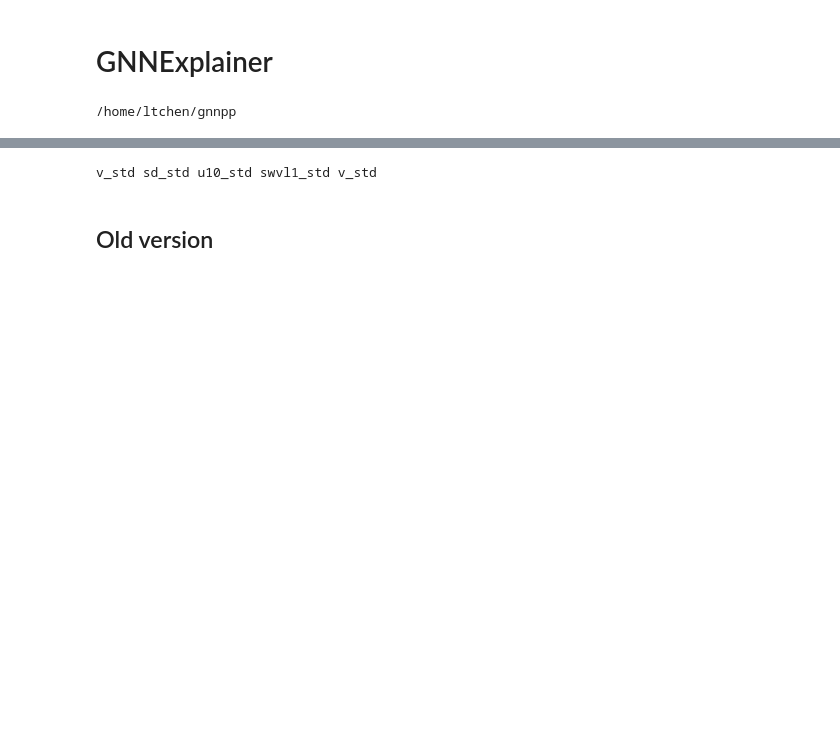
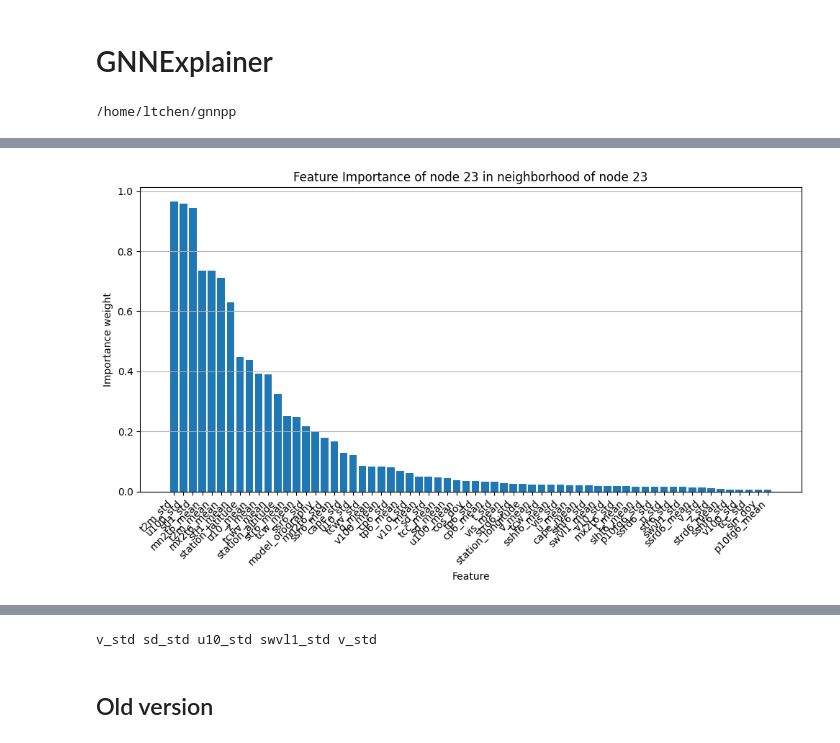
Before and after one commit to leachen01/gnnpp, a Jupyter notebook: exploration/explainability/gnnexplainer.ipynb, the cells around one changed output, grey strips where cells are left out. Drawn from its saved outputs; the diff is of its cells as text; code cells hidden in the pictures; blank space fills up the shorter version.

```diff
--- a/exploration/explainability/gnnexplainer.ipynb
+++ b/exploration/explainability/gnnexplainer.ipynb
@@ -200,0 +217,23 @@ torch.Size([5, 2])
+# %%
+run_list = [f"weight_{run_id}" for run_id in range(num_runs)]
+feature_names, grouped = get_feature_list()
+# %%
+mode = 'single'
+i = 23
+if mode == 'single':
+    sort_i = df[df['node']==i]
+    sort_i['weight_mean'] = sort_i[run_list].mean(axis=1)
+    sort_i = sort_i.sort_values(by='weight_mean', ascending=False)
+    TITLE = f"Feature Importance of node {i} in neighborhood of node {node_idx}"
+elif mode == 'all':
+    sort_i = df.groupby('feature').mean()
+    # print(sort_i)
+    sort_i['weight_mean'] = sort_i[run_list].mean(axis=1)
+    sort_i = sort_i.sort_values(by='weight_mean', ascending=False)
+    TITLE = f"Feature Importance of all nodes in neighborhood of node {node_idx}"
+else:
+    print("Not a valid input.")
+
+sort_i = sort_i.reset_index()
+sort_i['feature_name'] = sort_i['feature'].apply(lambda i: feature_names[i])
+sort_i
@@ -200,0 +259,12 @@ torch.Size([5, 2])
+# %%
+plt.figure(figsize=(10, 6))
+plt.bar(sort_i['feature_name'], sort_i['weight_mean'])
+plt.xlabel('Feature')
+plt.ylabel('Importance weight')
+plt.title(TITLE)
+plt.xticks(rotation=45, ha='right')  # Rotate x labels so they don't overlap
+plt.grid(axis='y')  # Horizontal grid lines
+plt.tight_layout()  # Fit everything nicely
+plt.show()
+# %% [output]
+[figure, added]
```
Also changed, not shown: parts of 34 cells of this notebook, 12 other files.
